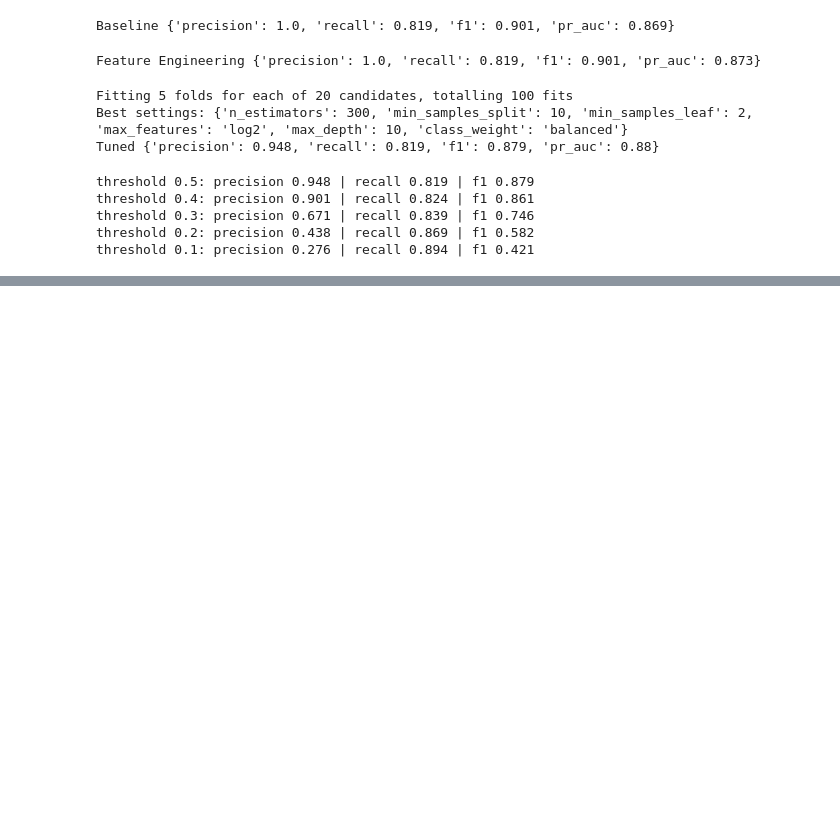
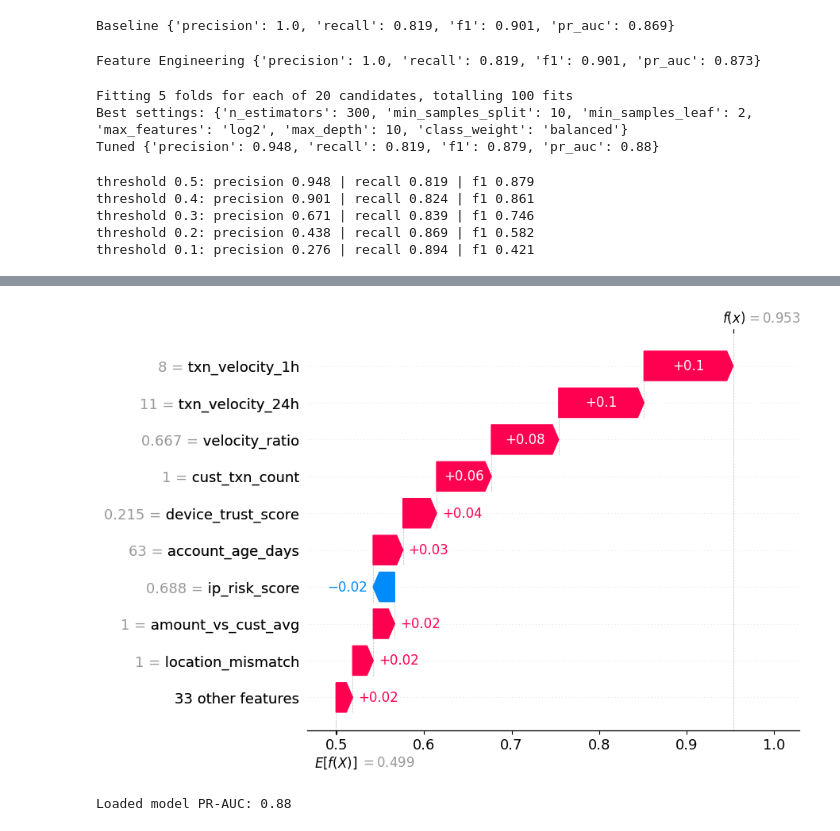
Before and after one commit to grandpacltn/novapay-fraud-detection, a Jupyter notebook: notebook/EDA.ipynb, the cells around one changed output, grey strips where cells are left out. Cells and saved outputs as stored; diff of their text form; code cells hidden in the pictures; blank space fills up the shorter version.

```diff
--- a/notebook/EDA.ipynb
+++ b/notebook/EDA.ipynb
@@ -620,0 +667,20 @@ threshold 0.1: precision 0.276 | recall 0.894 | f1 0.421
+# %%
+# Explain ONE fraud transaction: why did the model flag it?
+fraud_rows = np.where(y_test.loc[sample.index].values == 1)[0]
+shap.plots.waterfall(shap_values[fraud_rows[0], :, 1], max_display=10)
+# %% [output]
+[figure, added]
+# %%
+# Save the final tuned model and its feature list
+import joblib, os
+
+os.makedirs('../models', exist_ok=True)
+joblib.dump(tuned, '../models/fraud_model.joblib')
+joblib.dump(list(X_train_fe.columns), '../models/feature_columns.joblib')
+
+# Test: load it back and check it gives the same scores
+loaded = joblib.load('../models/fraud_model.joblib')
+print("Loaded model PR-AUC:",
+      round(average_precision_score(y_test, loaded.predict_proba(X_test_fe)[:, 1]), 3))
+# %% [output]
+Loaded model PR-AUC: 0.88
```
Also changed, not shown: parts of 3 cells of this notebook, 1 other file.
